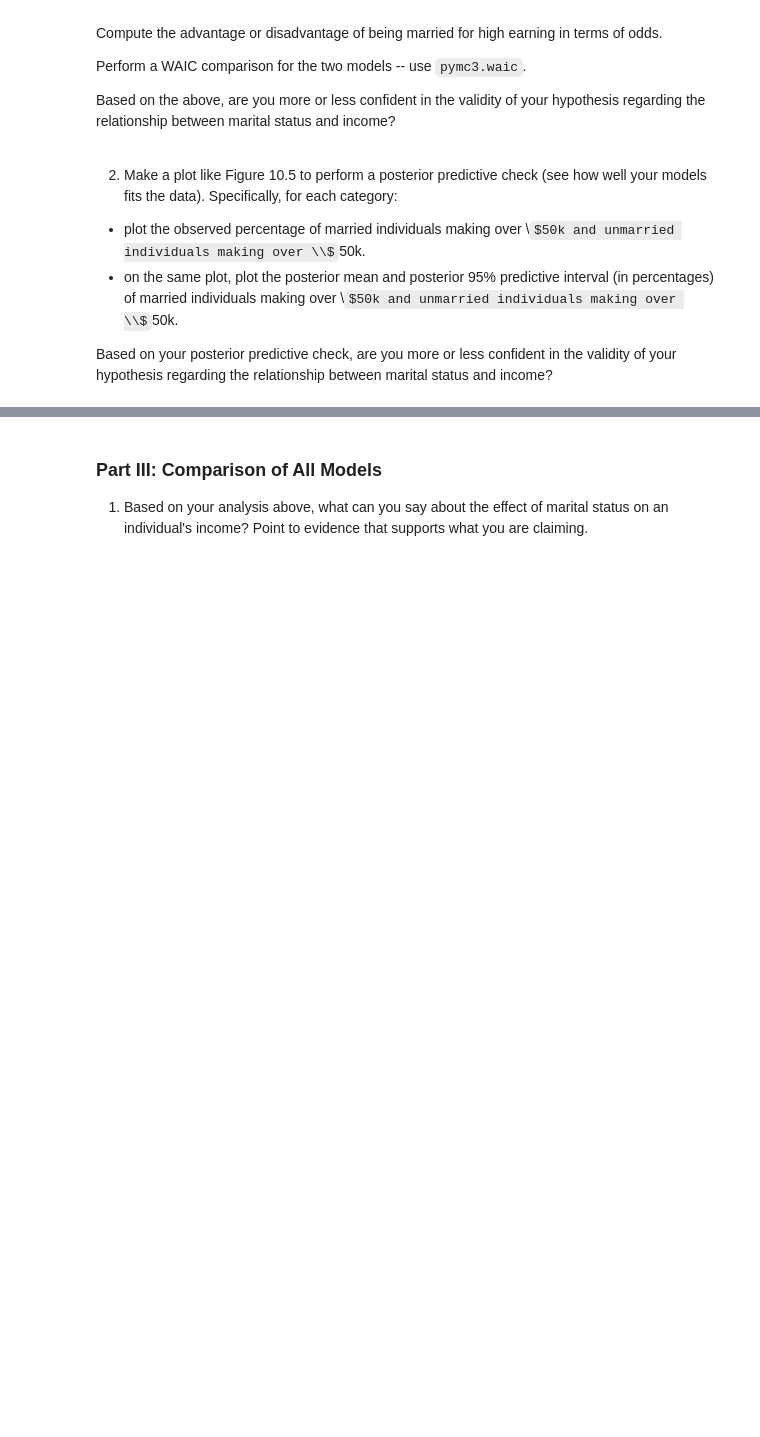
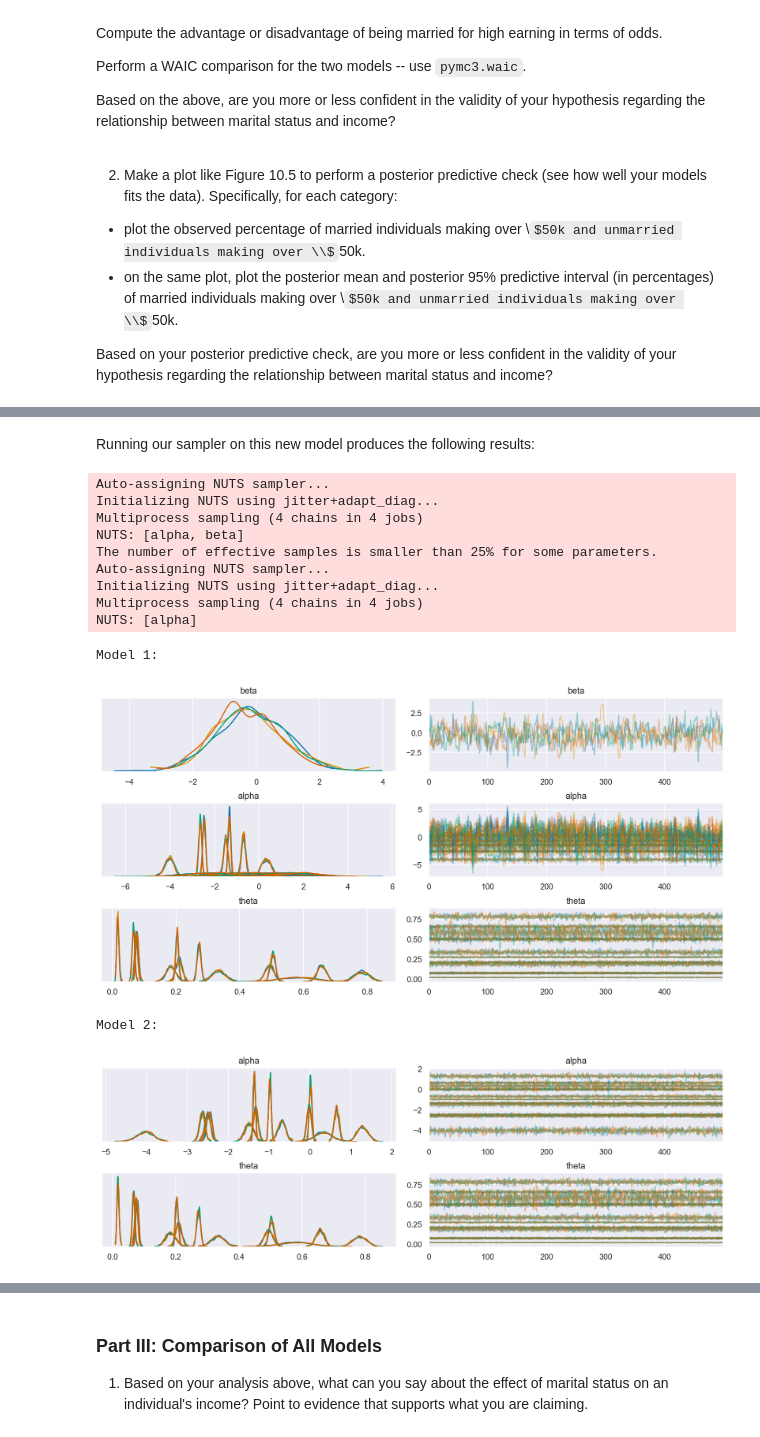
Before and after one commit to icweaver/AM207, a Jupyter notebook: HW6/AM207_HW6_IanWeaver.ipynb, the cells around one changed output, grey strips where cells are left out. Cells and saved outputs as stored; diff of their text form; code cells hidden in the pictures; some formulas as TeX source; blank space fills up the shorter version.

```diff
--- a/HW6/AM207_HW6_IanWeaver.ipynb
+++ b/HW6/AM207_HW6_IanWeaver.ipynb
@@ -276,0 +283,19 @@ Y_n &\sim Bin(T_n, \theta_n)
+# %%
+# load data
+df = pd.read_csv("HW6_data.csv")
+M, T, obs = df["married"], df["total"], df[">50"]
+
+# Model 1
+with pm.Model() as model_1_edu:
+    beta = pm.Normal("beta", mu=0, sigma=np.sqrt(10))
+    alpha = pm.Normal("alpha", mu=0, sigma=np.sqrt(10), shape=len(obs))
+    theta_dist = pm.math.sigmoid(alpha + beta*M)
+    theta = pm.Deterministic("theta", theta_dist)
+    y_obs = pm.Binomial("y_obs", n=T, p=theta, observed=obs)
+
+# Model 2
+with pm.Model() as model_2_edu:
+    alpha = pm.Normal("alpha", mu=0, sigma=np.sqrt(10), shape=len(obs))
+    theta_dist = pm.math.sigmoid(alpha)
+    theta = pm.Deterministic("theta", theta_dist)
+    y_obs = pm.Binomial("y_obs", n=T, p=theta, observed=obs)
@@ -276,0 +314,30 @@ Y_n &\sim Bin(T_n, \theta_n)
+# %% [markdown]
+Running our sampler on this new model produces the following results:
+# %%
+# run sampler on each model
+with model_1_edu:
+    trace_1_edu = pm.sample(500, tune=500)
+with model_2_edu:
+    trace_2_edu = pm.sample(500, tune=500)
+
+# display trace results
+print("Model 1:")
+pm.traceplot(trace_1_edu, var_names=["beta", "alpha", "theta"], compact=True)
+plt.show()
+print("Model 2:")
+pm.traceplot(trace_2_edu, var_names=["alpha", "theta"], compact=True)
+plt.show()
+# %% [output]
+Auto-assigning NUTS sampler...
+Initializing NUTS using jitter+adapt_diag...
+Multiprocess sampling (4 chains in 4 jobs)
+NUTS: [alpha, beta]
+The number of effective samples is smaller than 25% for some parameters.
+Auto-assigning NUTS sampler...
+Initializing NUTS using jitter+adapt_diag...
+Multiprocess sampling (4 chains in 4 jobs)
+NUTS: [alpha]
+Model 1:
+[figure, added]
+Model 2:
+[figure, added]
```
Also changed, not shown: parts of 17 cells of this notebook.
